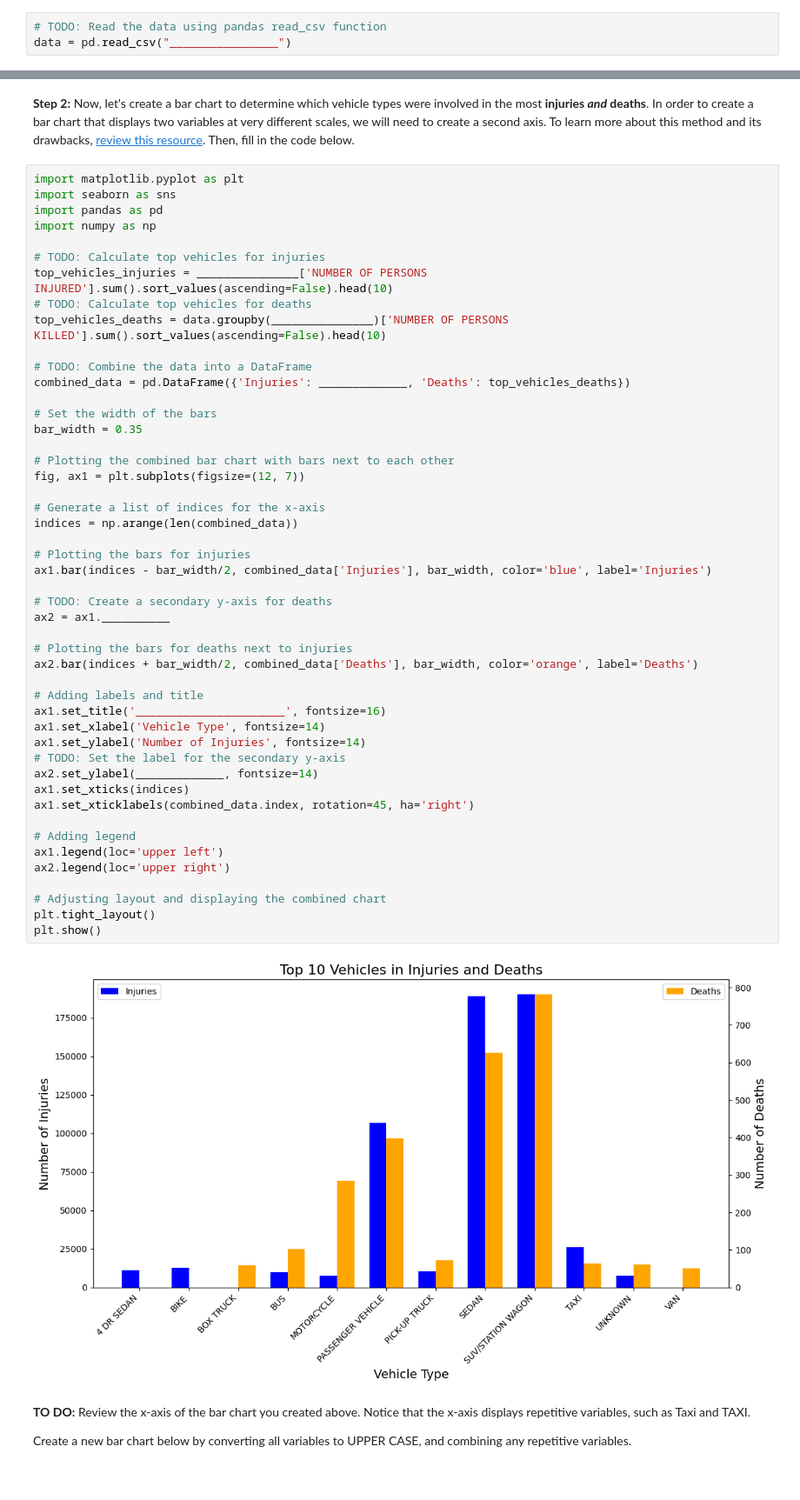
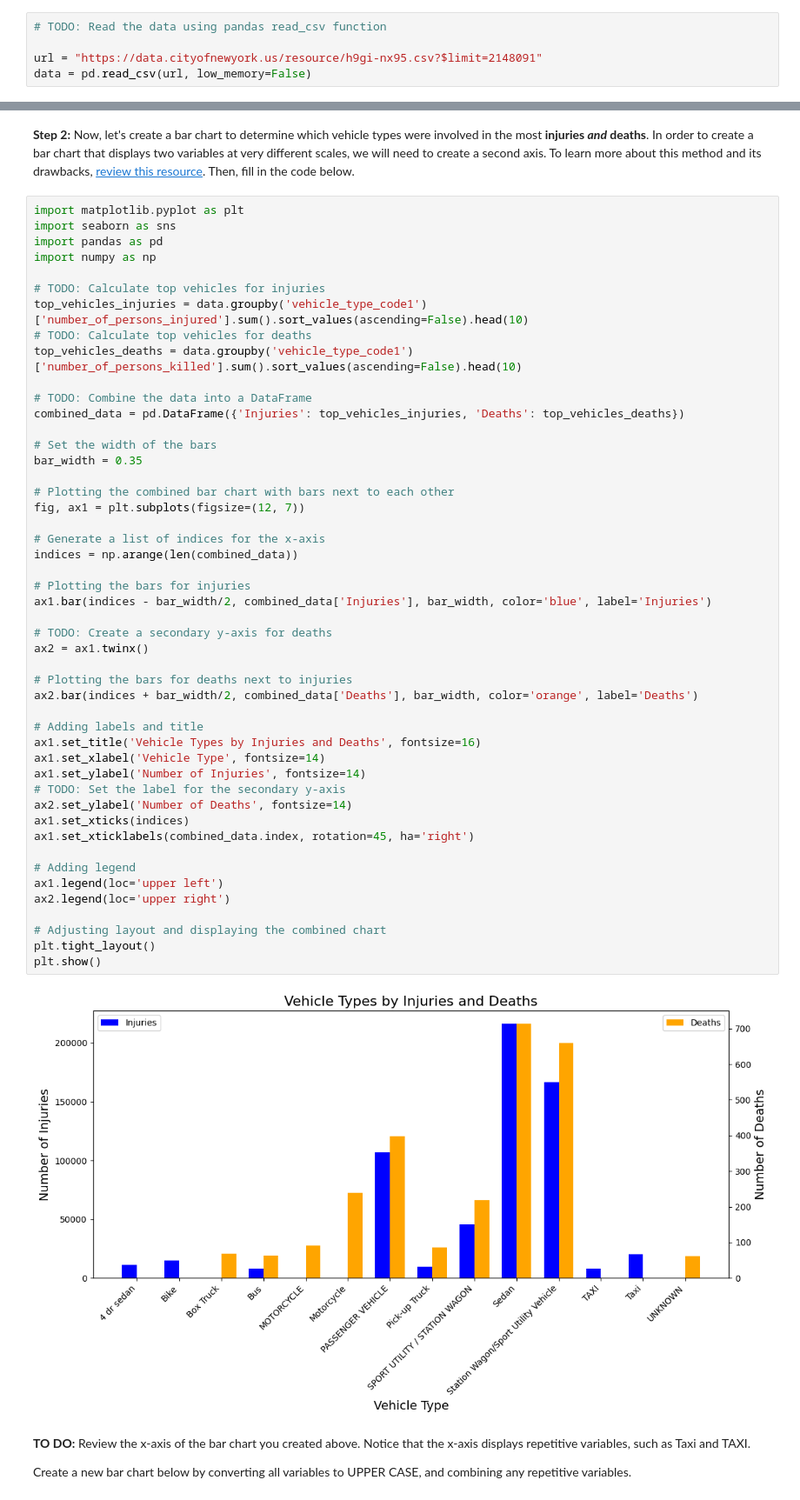
Before and after one commit to Raswanth-Prasath/TDSP, a Jupyter notebook: NAVIGATOR_Transportation_Data_Science_Project_(TDSP).ipynb, the cells around one changed output, grey strips where cells are left out. Shown at 87% size. Cells and saved outputs as stored; diff of their text form.

```diff
--- a/NAVIGATOR_Transportation_Data_Science_Project_(TDSP).ipynb
+++ b/NAVIGATOR_Transportation_Data_Science_Project_(TDSP).ipynb
@@ -93,7 +93,9 @@ drive.mount('/content/drive')
 Mounted at /content/drive
 # %%
 # TODO: Read the data using pandas read_csv function
-data = pd.read_csv("________________")
+
+url = "https://data.cityofnewyork.us/resource/h9gi-nx95.csv?$limit=2148091"
+data = pd.read_csv(url, low_memory=False)
 # %% [markdown]
 
 
@@ -146,49 +148,49 @@ import pandas as pd
 import numpy as np
 
 # TODO: Calculate top vehicles for injuries
-top_vehicles_injuries = _______________['NUMBER OF PERSONS INJURED'].sum().sort_values(ascending=False).head(10)
+top_vehicles_injuries = data.groupby('vehicle_type_code1')['number_of_persons_injured'].sum().sort_values(ascending=False).head(10)
 # TODO: Calculate top vehicles for deaths
-top_vehicles_deaths = data.groupby(_______________)['NUMBER OF PERSONS KILLED'].sum().sort_values(ascending=False).head(10)
+top_vehicles_deaths = data.groupby('vehicle_type_code1')['number_of_persons_killed'].sum().sort_values(ascending=False).head(10)
 
 # TODO: Combine the data into a DataFrame
-combined_data = pd.DataFrame({'Injuries': _____________, 'Deaths': top_vehicles_deaths})
+combined_data = pd.DataFrame({'Injuries': top_vehicles_injuries, 'Deaths': top_vehicles_deaths})
 
 # Set the width of the bars
 bar_width = 0.35
 
 # Plotting the combined bar chart with bars next to each other
 fig, ax1 = plt.subplots(figsize=(12, 7))
 
 # Generate a list of indices for the x-axis
 indices = np.arange(len(combined_data))
 
 # Plotting the bars for injuries
 ax1.bar(indices - bar_width/2, combined_data['Injuries'], bar_width, color='blue', label='Injuries')
 
 # TODO: Create a secondary y-axis for deaths
-ax2 = ax1.__________
+ax2 = ax1.twinx()
 
 # Plotting the bars for deaths next to injuries
 ax2.bar(indices + bar_width/2, combined_data['Deaths'], bar_width, color='orange', label='Deaths')
 
 # Adding labels and title
-ax1.set_title('______________________', fontsize=16)
+ax1.set_title('Vehicle Types by Injuries and Deaths', fontsize=16)
 ax1.set_xlabel('Vehicle Type', fontsize=14)
 ax1.set_ylabel('Number of Injuries', fontsize=14)
 # TODO: Set the label for the secondary y-axis
-ax2.set_ylabel(_____________, fontsize=14)
+ax2.set_ylabel('Number of Deaths', fontsize=14)
 ax1.set_xticks(indices)
 ax1.set_xticklabels(combined_data.index, rotation=45, ha='right')
 
 # Adding legend
 ax1.legend(loc='upper left')
 ax2.legend(loc='upper right')
 
 # Adjusting layout and displaying the combined chart
 plt.tight_layout()
 plt.show()
 # %% [output]
-[figure, old version]
+[figure, new version]
 # %% [markdown]
 **TO DO:** Review the x-axis of the bar chart you created above. Notice that the x-axis displays repetitive variables, such as Taxi and TAXI.
 
```
Also changed, not shown: parts of 4 cells of this notebook.
